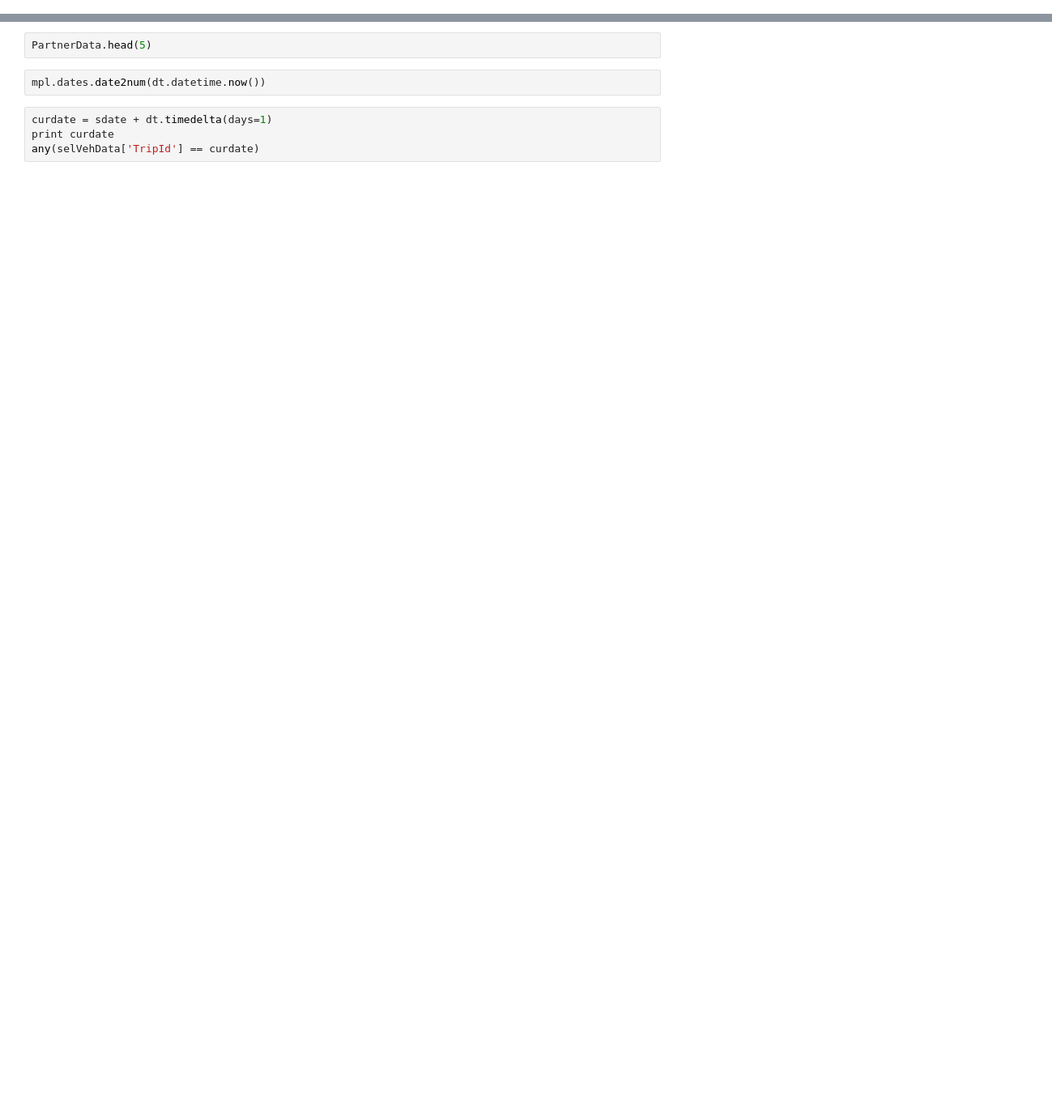
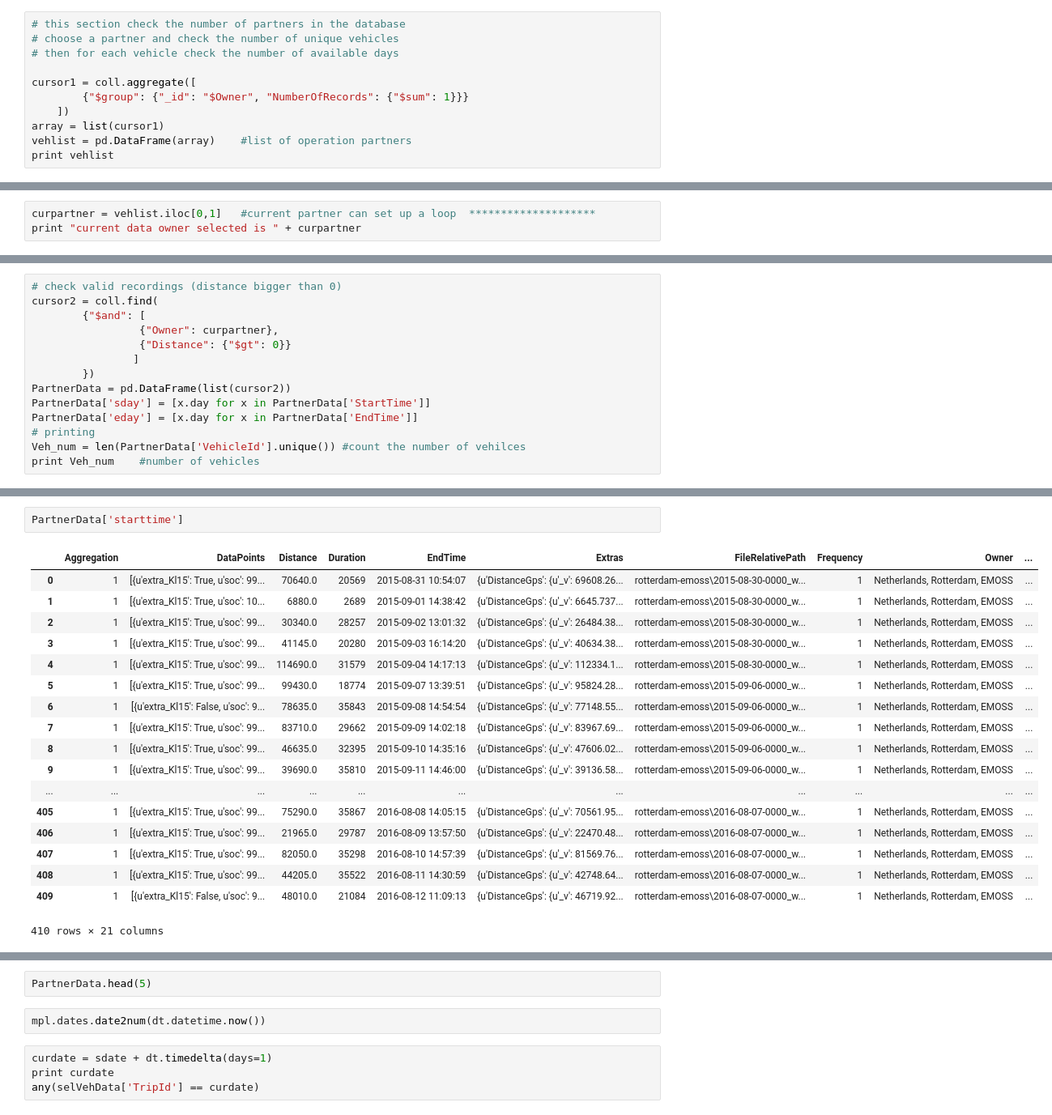
Before and after one commit to YanjieDong/FE_Analysis, a Jupyter notebook: FREVUE_Analysis.ipynb, the cells around one changed output, grey strips where cells are left out. Shown: that part at 81% size. Drawn from its saved outputs; the diff is of its cells as text; blank space fills up the shorter version.

```diff
--- a/FREVUE_Analysis.ipynb
+++ b/FREVUE_Analysis.ipynb
@@ -13,0 +16,11 @@ coll = db.Trips
+# %%
+# this section check the number of partners in the database
+# choose a partner and check the number of unique vehicles
+# then for each vehicle check the number of available days
+
+cursor1 = coll.aggregate([
+        {"$group": {"_id": "$Owner", "NumberOfRecords": {"$sum": 1}}}
+    ])
+array = list(cursor1)
+vehlist = pd.DataFrame(array)    #list of operation partners
+print vehlist
@@ -13,0 +43,3 @@ coll = db.Trips
+# %%
+curpartner = vehlist.iloc[0,1]   #current partner can set up a loop  ********************
+print "current data owner selected is " + curpartner
@@ -13,0 +50,14 @@ coll = db.Trips
+# %%
+# check valid recordings (distance bigger than 0)
+cursor2 = coll.find(
+        {"$and": [
+                 {"Owner": curpartner},
+                 {"Distance": {"$gt": 0}}
+                ]
+        })
+PartnerData = pd.DataFrame(list(cursor2))
+PartnerData['sday'] = [x.day for x in PartnerData['StartTime']]
+PartnerData['eday'] = [x.day for x in PartnerData['EndTime']]
+# printing
+Veh_num = len(PartnerData['VehicleId'].unique()) #count the number of vehilces
+print Veh_num    #number of vehicles
@@ -14 +66,22 @@ coll = db.Trips
+# %%
+PartnerData['starttime']
+# %% [output]
+|  | Aggregation | DataPoints | Distance | Duration | EndTime | Extras | FileRelativePath | Frequency | Owner | ... |
+| 0 | 1 | [{u'extra_Kl15': True, u'soc': 99... | 70640.0 | 20569 | 2015-08-31 10:54:07 | {u'DistanceGps': {u'_v': 69608.26... | rotterdam-emoss\2015-08-30-0000_w... | 1 | Netherlands, Rotterdam, EMOSS | ... |
+| 1 | 1 | [{u'extra_Kl15': True, u'soc': 10... | 6880.0 | 2689 | 2015-09-01 14:38:42 | {u'DistanceGps': {u'_v': 6645.737... | rotterdam-emoss\2015-08-30-0000_w... | 1 | Netherlands, Rotterdam, EMOSS | ... |
+| 2 | 1 | [{u'extra_Kl15': True, u'soc': 99... | 30340.0 | 28257 | 2015-09-02 13:01:32 | {u'DistanceGps': {u'_v': 26484.38... | rotterdam-emoss\2015-08-30-0000_w... | 1 | Netherlands, Rotterdam, EMOSS | ... |
+| 3 | 1 | [{u'extra_Kl15': True, u'soc': 99... | 41145.0 | 20280 | 2015-09-03 16:14:20 | {u'DistanceGps': {u'_v': 40634.38... | rotterdam-emoss\2015-08-30-0000_w... | 1 | Netherlands, Rotterdam, EMOSS | ... |
+| 4 | 1 | [{u'extra_Kl15': True, u'soc': 99... | 114690.0 | 31579 | 2015-09-04 14:17:13 | {u'DistanceGps': {u'_v': 112334.1... | rotterdam-emoss\2015-08-30-0000_w... | 1 | Netherlands, Rotterdam, EMOSS | ... |
+| 5 | 1 | [{u'extra_Kl15': True, u'soc': 99... | 99430.0 | 18774 | 2015-09-07 13:39:51 | {u'DistanceGps': {u'_v': 95824.28... | rotterdam-emoss\2015-09-06-0000_w... | 1 | Netherlands, Rotterdam, EMOSS | ... |
+| 6 | 1 | [{u'extra_Kl15': False, u'soc': 9... | 78635.0 | 35843 | 2015-09-08 14:54:54 | {u'DistanceGps': {u'_v': 77148.55... | rotterdam-emoss\2015-09-06-0000_w... | 1 | Netherlands, Rotterdam, EMOSS | ... |
+| 7 | 1 | [{u'extra_Kl15': True, u'soc': 99... | 83710.0 | 29662 | 2015-09-09 14:02:18 | {u'DistanceGps': {u'_v': 83967.69... | rotterdam-emoss\2015-09-06-0000_w... | 1 | Netherlands, Rotterdam, EMOSS | ... |
+| 8 | 1 | [{u'extra_Kl15': True, u'soc': 99... | 46635.0 | 32395 | 2015-09-10 14:35:16 | {u'DistanceGps': {u'_v': 47606.02... | rotterdam-emoss\2015-09-06-0000_w... | 1 | Netherlands, Rotterdam, EMOSS | ... |
+| 9 | 1 | [{u'extra_Kl15': True, u'soc': 99... | 39690.0 | 35810 | 2015-09-11 14:46:00 | {u'DistanceGps': {u'_v': 39136.58... | rotterdam-emoss\2015-09-06-0000_w... | 1 | Netherlands, Rotterdam, EMOSS | ... |
+| ... | ... | ... | ... | ... | ... | ... | ... | ... | ... | ... |
+| 405 | 1 | [{u'extra_Kl15': True, u'soc': 99... | 75290.0 | 35867 | 2016-08-08 14:05:15 | {u'DistanceGps': {u'_v': 70561.95... | rotterdam-emoss\2016-08-07-0000_w... | 1 | Netherlands, Rotterdam, EMOSS | ... |
+| 406 | 1 | [{u'extra_Kl15': True, u'soc': 99... | 21965.0 | 29787 | 2016-08-09 13:57:50 | {u'DistanceGps': {u'_v': 22470.48... | rotterdam-emoss\2016-08-07-0000_w... | 1 | Netherlands, Rotterdam, EMOSS | ... |
+| 407 | 1 | [{u'extra_Kl15': True, u'soc': 99... | 82050.0 | 35298 | 2016-08-10 14:57:39 | {u'DistanceGps': {u'_v': 81569.76... | rotterdam-emoss\2016-08-07-0000_w... | 1 | Netherlands, Rotterdam, EMOSS | ... |
+| 408 | 1 | [{u'extra_Kl15': True, u'soc': 99... | 44205.0 | 35522 | 2016-08-11 14:30:59 | {u'DistanceGps': {u'_v': 42748.64... | rotterdam-emoss\2016-08-07-0000_w... | 1 | Netherlands, Rotterdam, EMOSS | ... |
+| 409 | 1 | [{u'extra_Kl15': False, u'soc': 9... | 48010.0 | 21084 | 2016-08-12 11:09:13 | {u'DistanceGps': {u'_v': 46719.92... | rotterdam-emoss\2016-08-07-0000_w... | 1 | Netherlands, Rotterdam, EMOSS | ... |
+410 rows × 21 columns
 # %%
```
Also changed, not shown: parts of 8 cells of this notebook.
